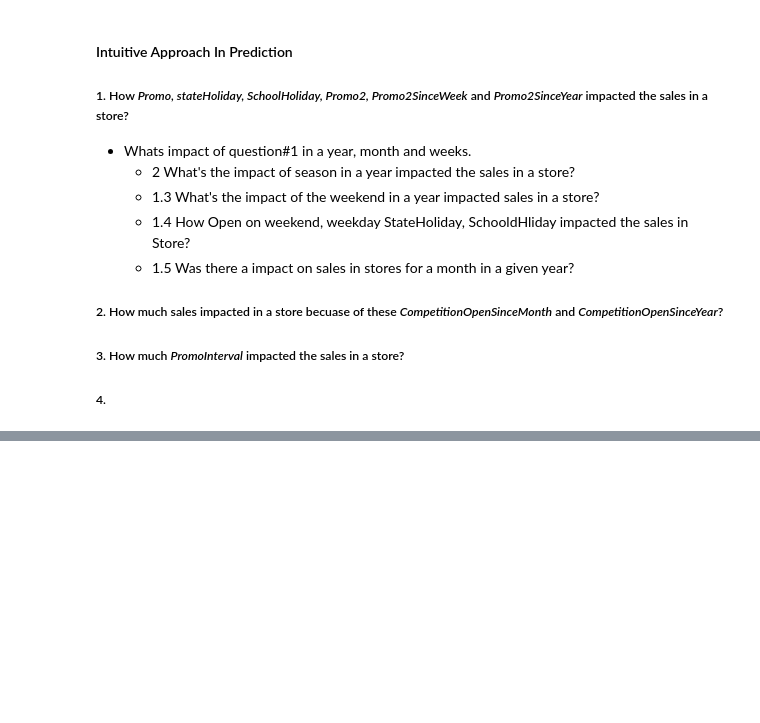
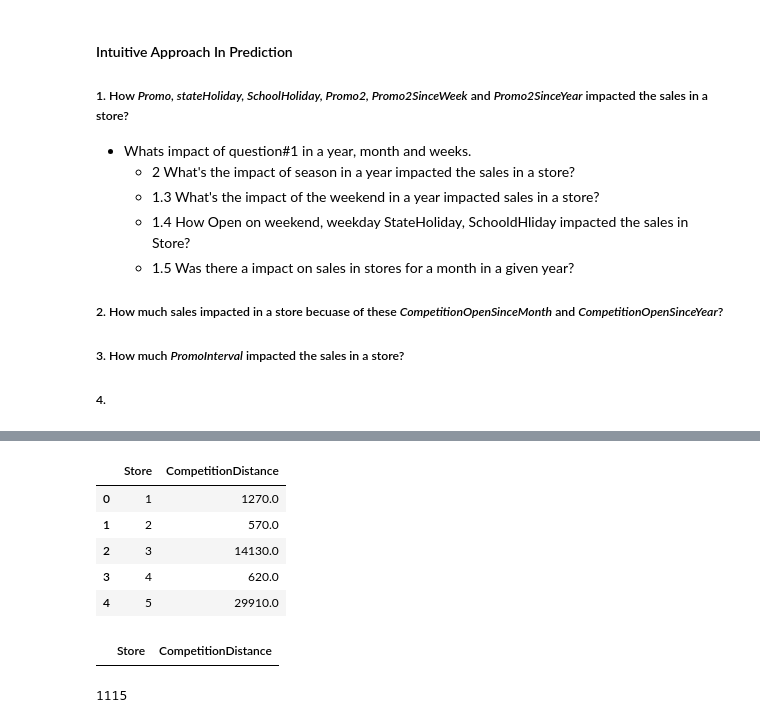
Before and after one commit to chakratechgeek/Supervised_Learning_MLOps, a Jupyter notebook: Rossmann_Store_Sales_Predict.ipynb, the cells around one changed output, grey strips where cells are left out. Drawn from its saved outputs; the diff is of its cells as text; code cells hidden in the pictures; blank space fills up the shorter version.

```diff
--- a/Rossmann_Store_Sales_Predict.ipynb
+++ b/Rossmann_Store_Sales_Predict.ipynb
@@ -179,0 +242,2 @@ None
+# %%
+distance_miss = df[['Store','CompetitionDistance']]
@@ -179,0 +246,17 @@ None
+# %%
+distance_miss.head()
+# %% [output]
+|  | Store | CompetitionDistance |
+| 0 | 1 | 1270.0 |
+| 1 | 2 | 570.0 |
+| 2 | 3 | 14130.0 |
+| 3 | 4 | 620.0 |
+| 4 | 5 | 29910.0 |
+# %%
+distance_miss[(distance_miss['Store'] == 290) & (distance_miss['CompetitionDistance'].isna())]
+# %% [output]
+|  | Store | CompetitionDistance |
+# %%
+distance_miss['Store'].nunique()
+# %% [output]
+1115
```
Also changed, not shown: parts of 10 cells of this notebook.
